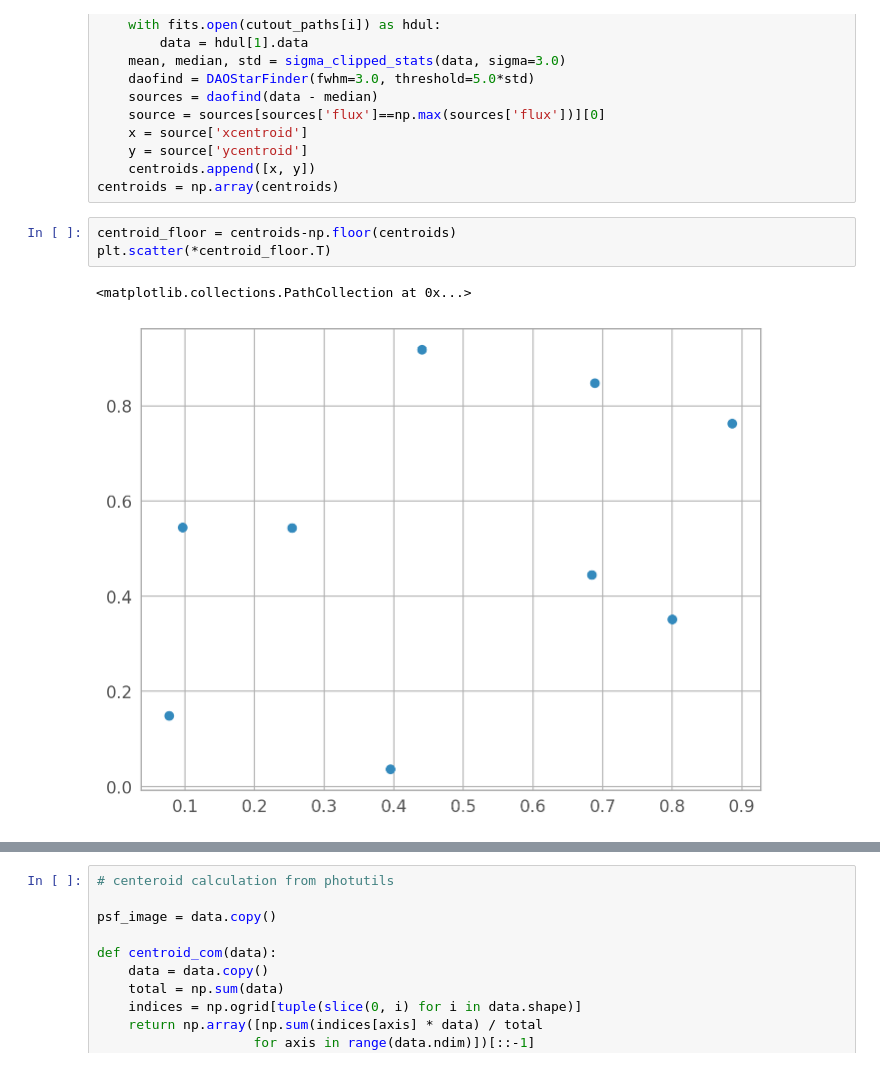
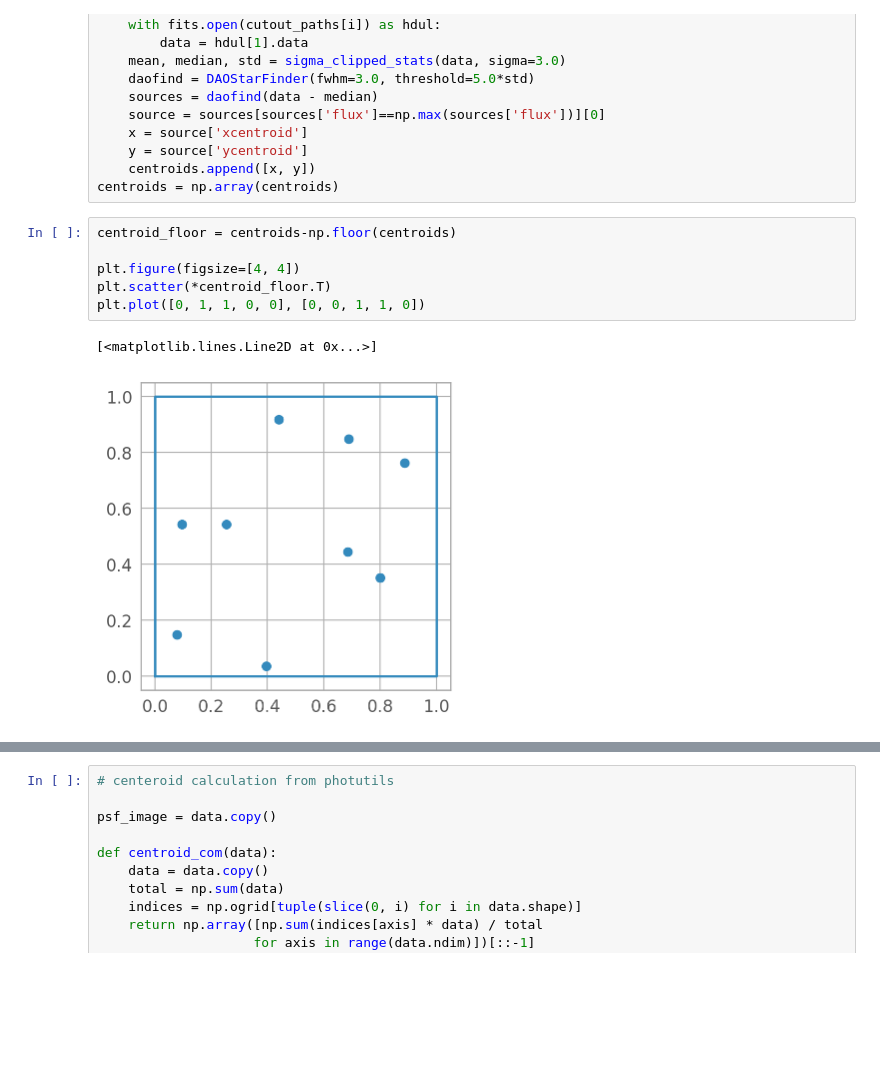
Before and after one commit to Chisen-Lupus/proper-dither, a Jupyter notebook: demo.ipynb, the cells around one changed output, grey strips where cells are left out. Saved outputs shown, nothing was run; the diff lists cells and outputs as text; blank space fills up the shorter version.

```diff
--- a/demo.ipynb
+++ b/demo.ipynb
@@ -316,10 +320,13 @@ for i in range(9):
 centroids = np.array(centroids)
 # %%
 centroid_floor = centroids-np.floor(centroids)
+
+plt.figure(figsize=[4, 4])
 plt.scatter(*centroid_floor.T)
+plt.plot([0, 1, 1, 0, 0], [0, 0, 1, 1, 0])
 # %% [output]
-<matplotlib.collections.PathCollection at 0x...>
+[<matplotlib.lines.Line2D at 0x...>]
-[figure, old version]
+[figure, new version]
 # %%
 fig, axs = plt.subplots(3, 3)
 axs = axs.flat
```
Also changed, not shown: parts of 21 cells of this notebook.
